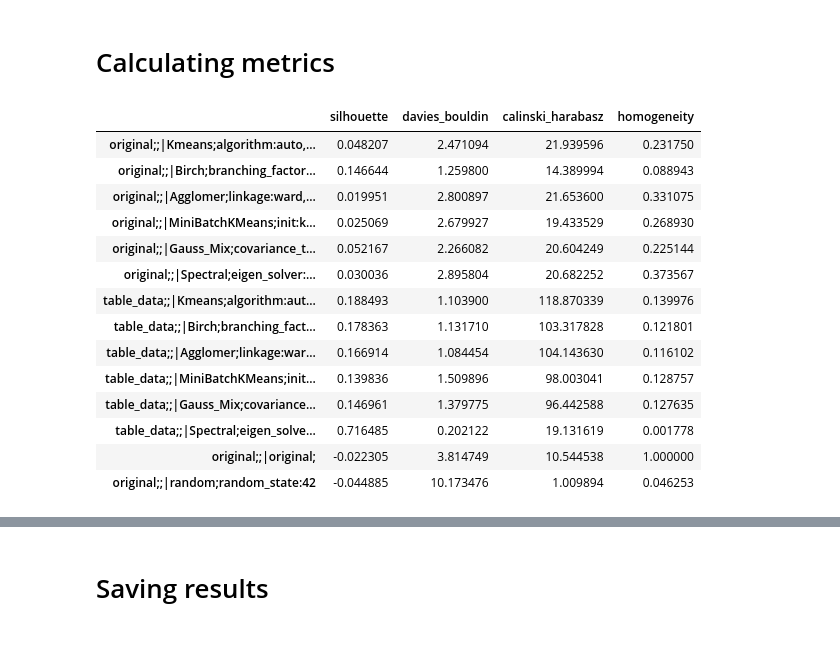
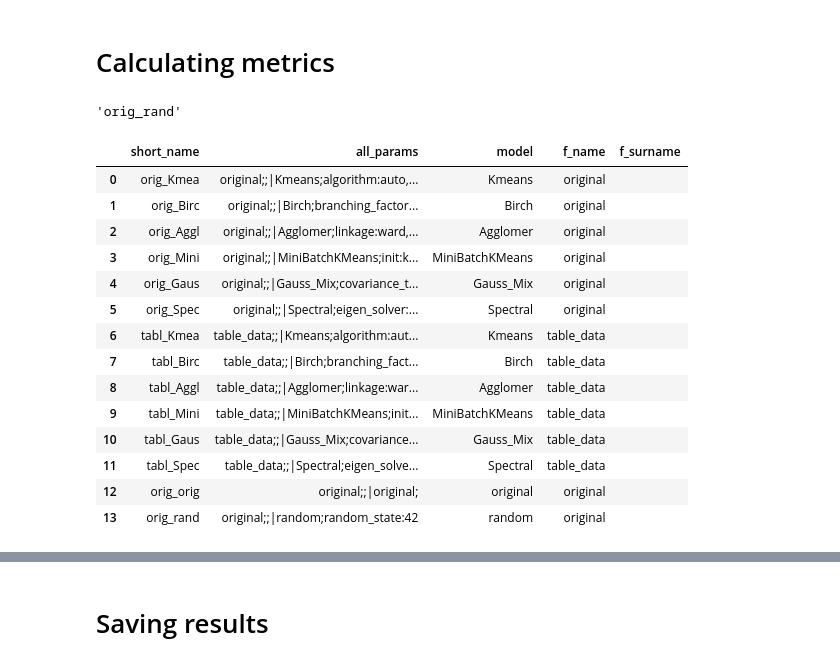
Before and after one commit to risksrobots/stock_clustering, a Jupyter notebook: pipeline.ipynb, the cells around one changed output, grey strips where cells are left out. Cells and saved outputs as stored; diff of their text form; code cells hidden in the pictures.

```diff
--- a/pipeline.ipynb
+++ b/pipeline.ipynb
@@ -233,5 +217,17 @@ dtype: int64
 # %% [markdown]
 # Calculating metrics
+# %%
+def renaming(name):
+    data_name, model_name = name.split('|')
+    model_name = model_name[:4]
+    data_name, data_surname, params = data_name.split(';')
+    new_name = data_name[:4] + '_' + data_surname[:4] + model_name
+    return new_name
+
+name = 'original;;|random;random_state:42'
+renaming(name)
+# %% [output]
+'orig_rand'
 # %%
 from sklearn.metrics import (davies_bouldin_score,
                             silhouette_score,
@@ -261,20 +257,30 @@ for features_model in df_predictions.columns[2:]:
         metrics_list.append(metric_meaning)
     metrics_df.loc[features_model] = metrics_list
 
-metrics_df
+model_params = metrics_df.index.tolist()
+metrics_df.index = metrics_df.reset_index()['index'].apply(lambda x: renaming(x))
+model_short_names = metrics_df.index.tolist()
-# %% [output]
-|  | silhouette | davies_bouldin | calinski_harabasz | homogeneity |
-| original;;|Kmeans;algorithm:auto,... | 0.048207 | 2.471094 | 21.939596 | 0.231750 |
-| original;;|Birch;branching_factor... | 0.146644 | 1.259800 | 14.389994 | 0.088943 |
-| original;;|Agglomer;linkage:ward,... | 0.019951 | 2.800897 | 21.653600 | 0.331075 |
-| original;;|MiniBatchKMeans;init:k... | 0.025069 | 2.679927 | 19.433529 | 0.268930 |
-| original;;|Gauss_Mix;covariance_t... | 0.052167 | 2.266082 | 20.604249 | 0.225144 |
-| original;;|Spectral;eigen_solver:... | 0.030036 | 2.895804 | 20.682252 | 0.373567 |
-| table_data;;|Kmeans;algorithm:aut... | 0.188493 | 1.103900 | 118.870339 | 0.139976 |
-| table_data;;|Birch;branching_fact... | 0.178363 | 1.131710 | 103.317828 | 0.121801 |
-| table_data;;|Agglomer;linkage:war... | 0.166914 | 1.084454 | 104.143630 | 0.116102 |
-| table_data;;|MiniBatchKMeans;init... | 0.139836 | 1.509896 | 98.003041 | 0.128757 |
-| table_data;;|Gauss_Mix;covariance... | 0.146961 | 1.379775 | 96.442588 | 0.127635 |
-| table_data;;|Spectral;eigen_solve... | 0.716485 | 0.202122 | 19.131619 | 0.001778 |
-| original;;|original; | -0.022305 | 3.814749 | 10.544538 | 1.000000 |
-| original;;|random;random_state:42 | -0.044885 | 10.173476 | 1.009894 | 0.046253 |
+# %%
+df_params = pd.DataFrame({'short_name': model_short_names,
+                         'all_params': model_params})
+df_params['model'] = df_params['all_params'].apply(lambda x: x.split('|')[1].split(';')[0])
+df_params['f_name'] = df_params['all_params'].apply(lambda x: x.split('|')[0].split(';')[0])
+df_params['f_surname'] = df_params['all_params'].apply(lambda x: x.split('|')[0].split(';')[1])
+
+df_params
+# %% [output]
+|  | short_name | all_params | model | f_name | f_surname |
+| 0 | orig_Kmea | original;;|Kmeans;algorithm:auto,... | Kmeans | original |  |
+| 1 | orig_Birc | original;;|Birch;branching_factor... | Birch | original |  |
+| 2 | orig_Aggl | original;;|Agglomer;linkage:ward,... | Agglomer | original |  |
+| 3 | orig_Mini | original;;|MiniBatchKMeans;init:k... | MiniBatchKMeans | original |  |
+| 4 | orig_Gaus | original;;|Gauss_Mix;covariance_t... | Gauss_Mix | original |  |
+| 5 | orig_Spec | original;;|Spectral;eigen_solver:... | Spectral | original |  |
+| 6 | tabl_Kmea | table_data;;|Kmeans;algorithm:aut... | Kmeans | table_data |  |
+| 7 | tabl_Birc | table_data;;|Birch;branching_fact... | Birch | table_data |  |
+| 8 | tabl_Aggl | table_data;;|Agglomer;linkage:war... | Agglomer | table_data |  |
+| 9 | tabl_Mini | table_data;;|MiniBatchKMeans;init... | MiniBatchKMeans | table_data |  |
+| 10 | tabl_Gaus | table_data;;|Gauss_Mix;covariance... | Gauss_Mix | table_data |  |
+| 11 | tabl_Spec | table_data;;|Spectral;eigen_solve... | Spectral | table_data |  |
+| 12 | orig_orig | original;;|original; | original | original |  |
+| 13 | orig_rand | original;;|random;random_state:42 | random | original |  |
```
Also changed, not shown: parts of 27 cells of this notebook, 7 other files.
